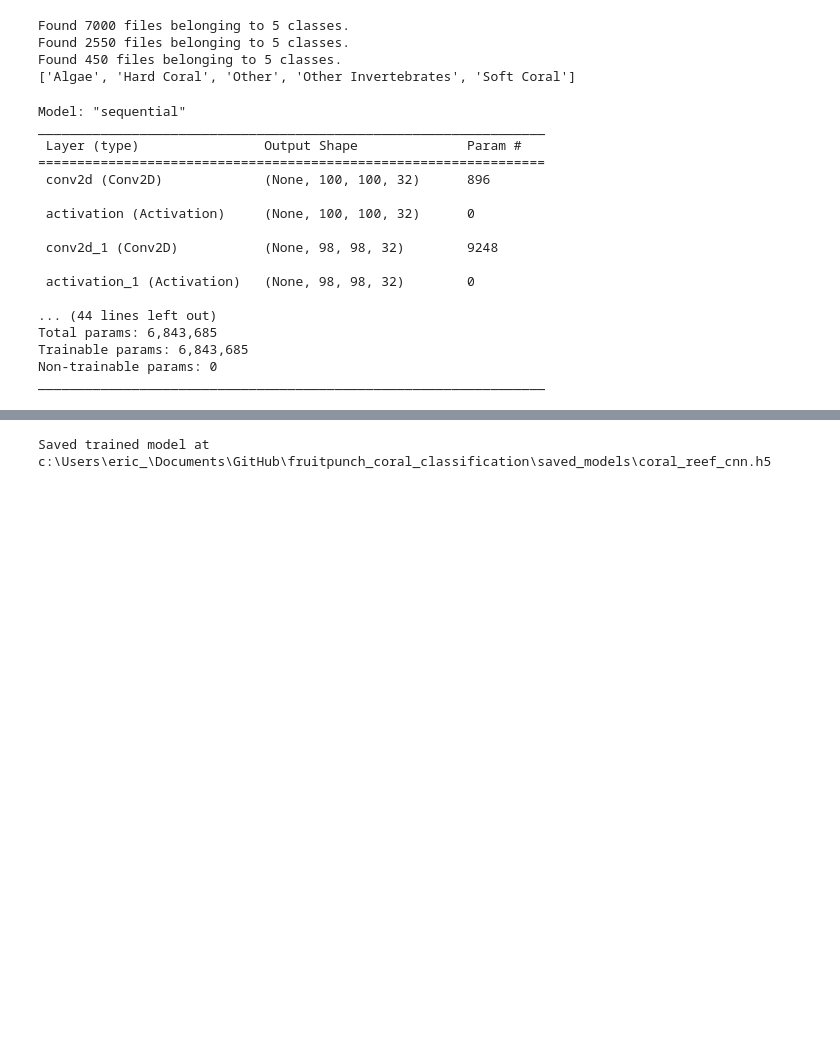
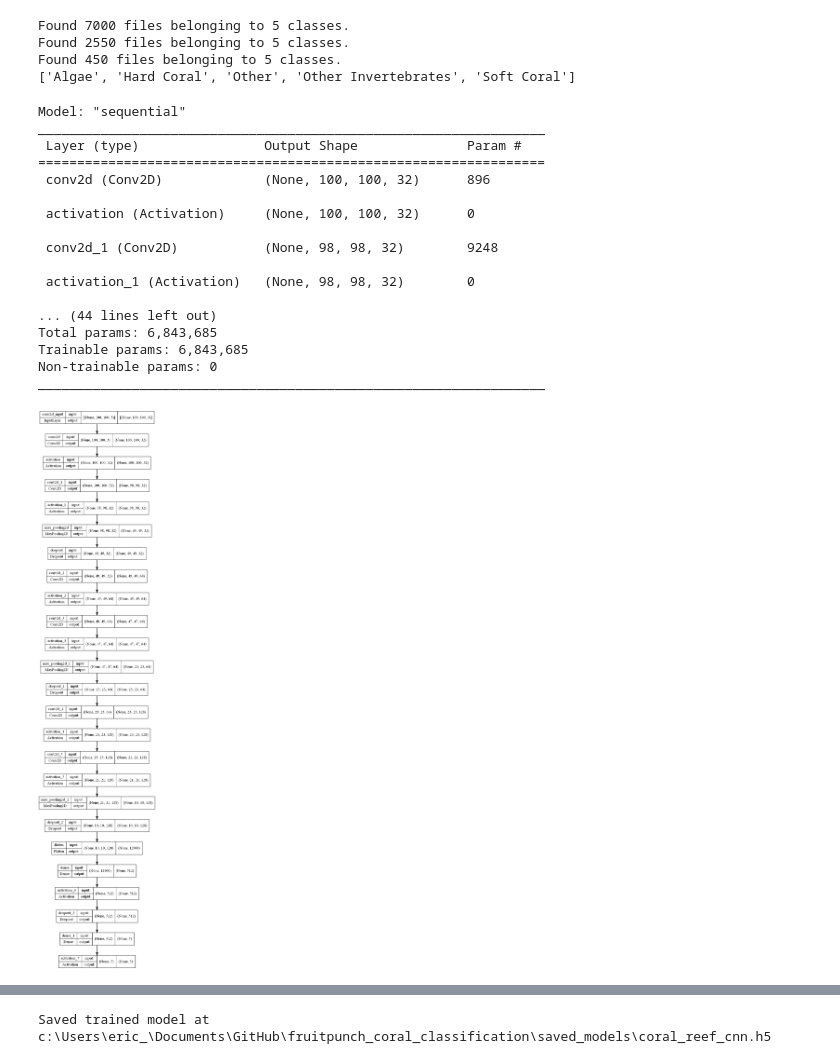
Before and after one commit to AlmaLiezenga/fruitpunch_coral_classification, a Jupyter notebook: model.ipynb, the cells around one changed output, grey strips where cells are left out. Saved outputs shown, nothing was run; the diff lists cells and outputs as text; code cells hidden in the pictures; blank space fills up the shorter version.

Commit message:
add model plot

```diff
--- a/model.ipynb
+++ b/model.ipynb
@@ -115,24 +116,26 @@ def cnn_model():
 # %%
 model = cnn_model()
 model.summary()
+plot_model(model, to_file='model_plot.png', show_shapes=True, show_layer_names=True)
 # %% [output]
 Model: "sequential"
 _________________________________________________________________
  Layer (type)                Output Shape              Param #
 =================================================================
  conv2d (Conv2D)             (None, 100, 100, 32)      896
 
  activation (Activation)     (None, 100, 100, 32)      0
 
  conv2d_1 (Conv2D)           (None, 98, 98, 32)        9248
 
  activation_1 (Activation)   (None, 98, 98, 32)        0
 
 ... (44 lines left out)
 Total params: 6,843,685
 Trainable params: 6,843,685
 Non-trainable params: 0
 _________________________________________________________________
+[figure, added]
 # %%
 opt = keras.optimizers.Adam(learning_rate=0.0001)
 
```
Also changed, not shown: parts of 1 cell of this notebook, 2 other files.
